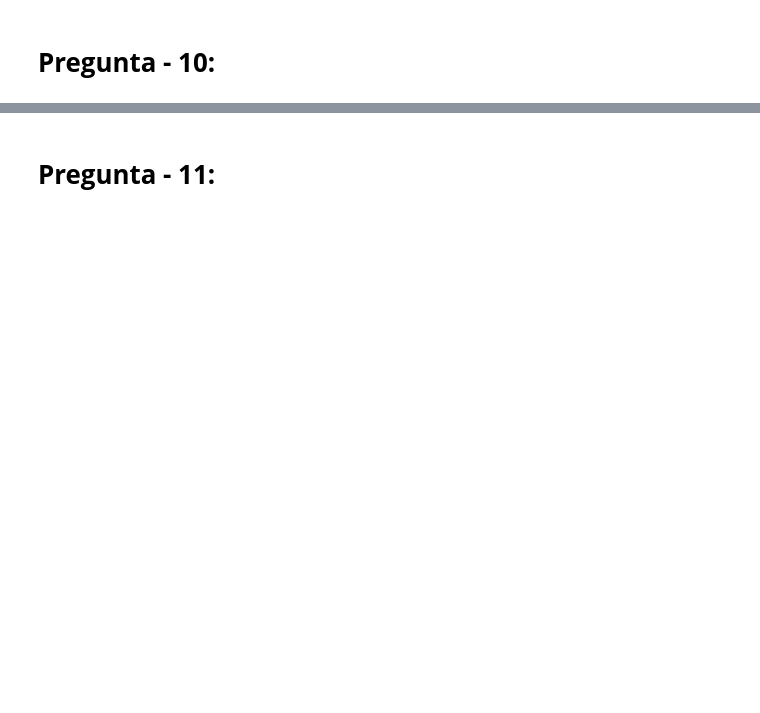
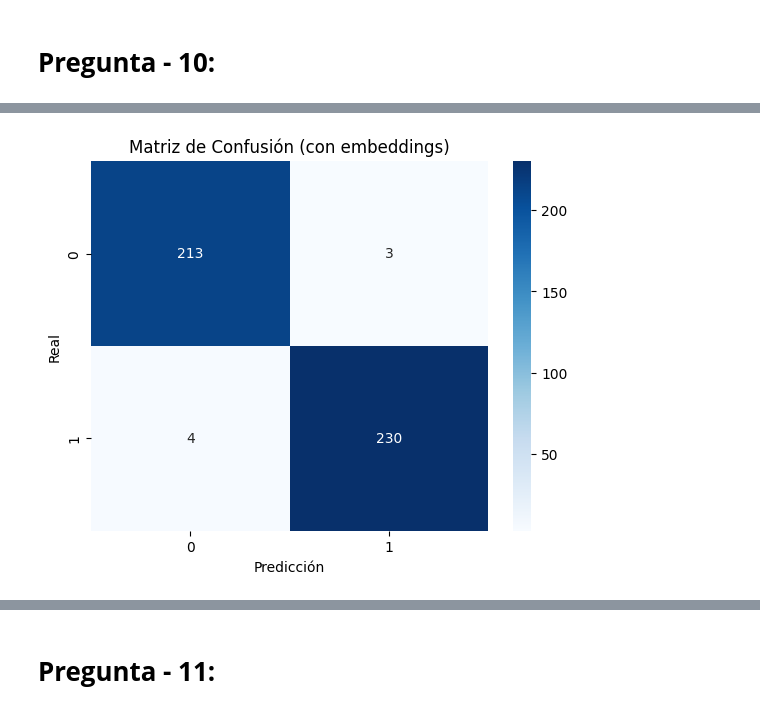
Before and after one commit to Hillelman/maestria-ia, a Jupyter notebook: procesamiento-de-lenguaje-natural/05-vectores-embebidos-openai/MNA_NLP_semana_5_Actividad_Embeddings_2025.ipynb, the cells around one changed output, grey strips where cells are left out. Cells and saved outputs as stored; diff of their text form; code cells hidden in the pictures; blank space fills up the shorter version.

```diff
--- a/procesamiento-de-lenguaje-natural/05-vectores-embebidos-openai/MNA_NLP_semana_5_Actividad_Embeddings_2025.ipynb
+++ b/procesamiento-de-lenguaje-natural/05-vectores-embebidos-openai/MNA_NLP_semana_5_Actividad_Embeddings_2025.ipynb
@@ -266,5 +518,13 @@ None
 # %%
 # Incluye todas las líneas de código y celdas que consideres adecuadas para este ejercicio.
 
+vectores_embebidos2 = []
+tokens_utilizados2 = 0
 
-None
+for comentario in df.review:
+    response = open_ai.embeddings.create(
+        input=comentario,
+        model="text-embedding-ada-002"
+    )
+    vectores_embebidos2.append(response.data[0].embedding)
+    tokens_utilizados2 += response.usage.total_tokens
@@ -270,0 +544,15 @@ None
+# %%
+# Regresión Logística
+modelo_logistico2 = LogisticRegression(max_iter=1000)
+modelo_logistico2.fit(x_train2, y_train2)
+
+# Predicciones en el conjunto de validación
+predicciones_logistico2 = modelo_logistico2.predict(x_val2)
+
+# Cálculo de la exactitud y reporte
+exactitud_logistico2 = accuracy_score(y_val2, predicciones_logistico2)
+reporte_logistico2 = classification_report(y_val2, predicciones_logistico2)
+
+print("Regresión Logística (con embeddings):")
+print("Exactitud:", exactitud_logistico2)
+print("Reporte de clasificación:\n", reporte_logistico2)
@@ -270,0 +571,9 @@ None
+# %%
+matriz_confusion2 = confusion_matrix(y_test2, modelo_logistico2.predict(x_test2))
+sns.heatmap(matriz_confusion2, annot=True, fmt='d', cmap='Blues')
+plt.xlabel('Predicción')
+plt.ylabel('Real')
+plt.title('Matriz de Confusión (con embeddings)')
+plt.show()
+# %% [output]
+[figure, added]
```
Also changed, not shown: parts of 37 cells of this notebook, 2 other files.
